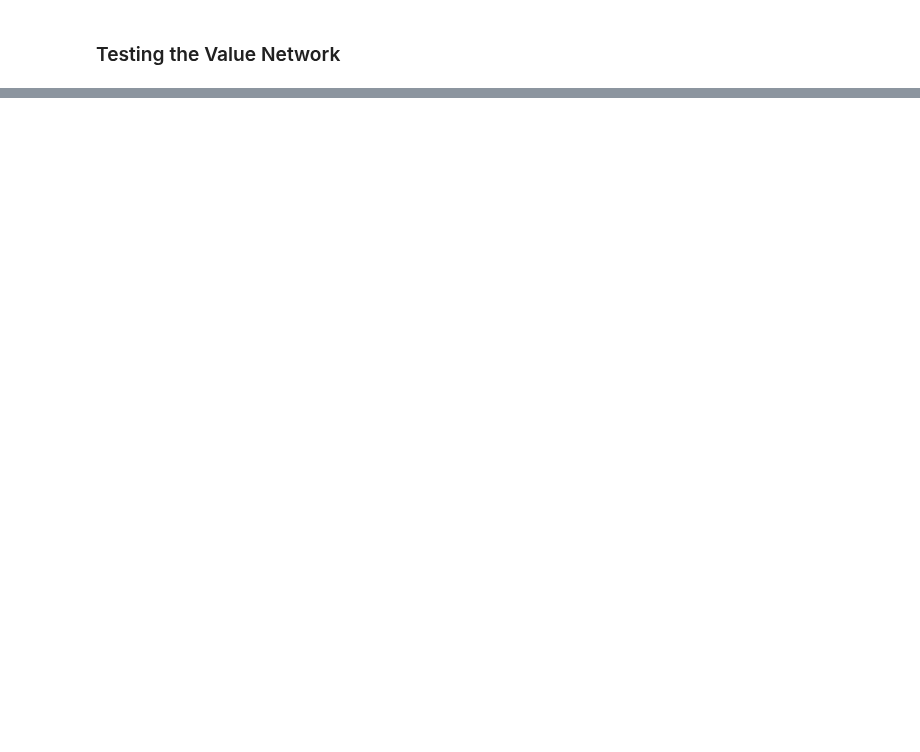
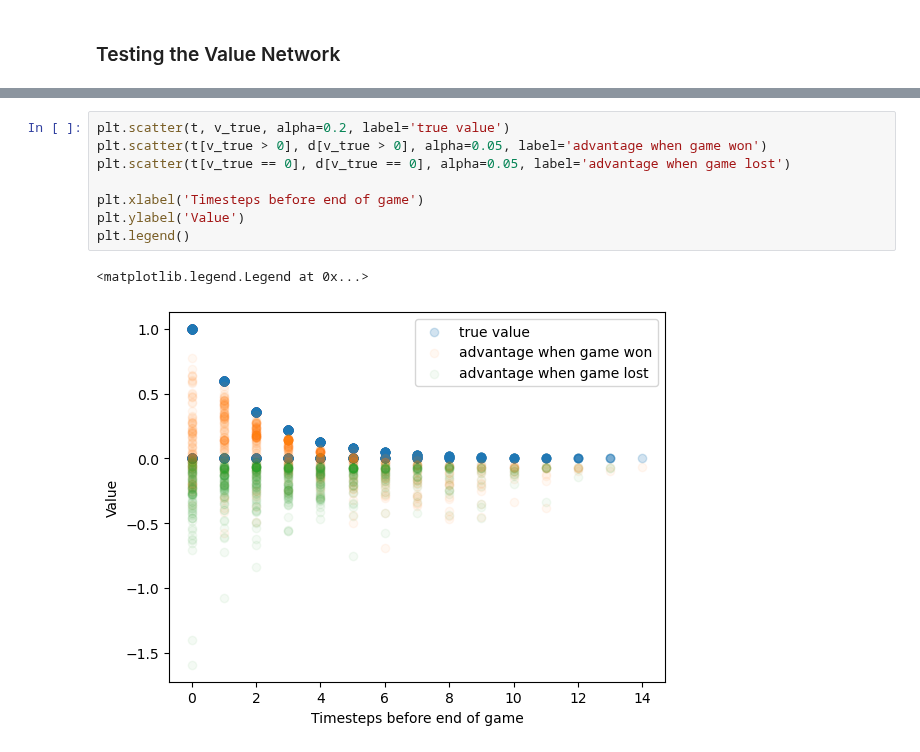
Before and after one commit to pimpale/connect4, a Jupyter notebook: stage4-solution/notebook.ipynb, the cells around one changed output, grey strips where cells are left out. Drawn from its saved outputs; the diff is of its cells as text; blank space fills up the shorter version.

```diff
--- a/stage4-solution/notebook.ipynb
+++ b/stage4-solution/notebook.ipynb
@@ -330,0 +303,11 @@ plt.legend()
+# %%
+plt.scatter(t, v_true, alpha=0.2, label='true value')
+plt.scatter(t[v_true > 0], d[v_true > 0], alpha=0.05, label='advantage when game won')
+plt.scatter(t[v_true == 0], d[v_true == 0], alpha=0.05, label='advantage when game lost')
+
+plt.xlabel('Timesteps before end of game')
+plt.ylabel('Value')
+plt.legend()
+# %% [output]
+<matplotlib.legend.Legend at 0x...>
+[figure, added]
```
Also changed, not shown: parts of 11 cells of this notebook, 1 other file.
